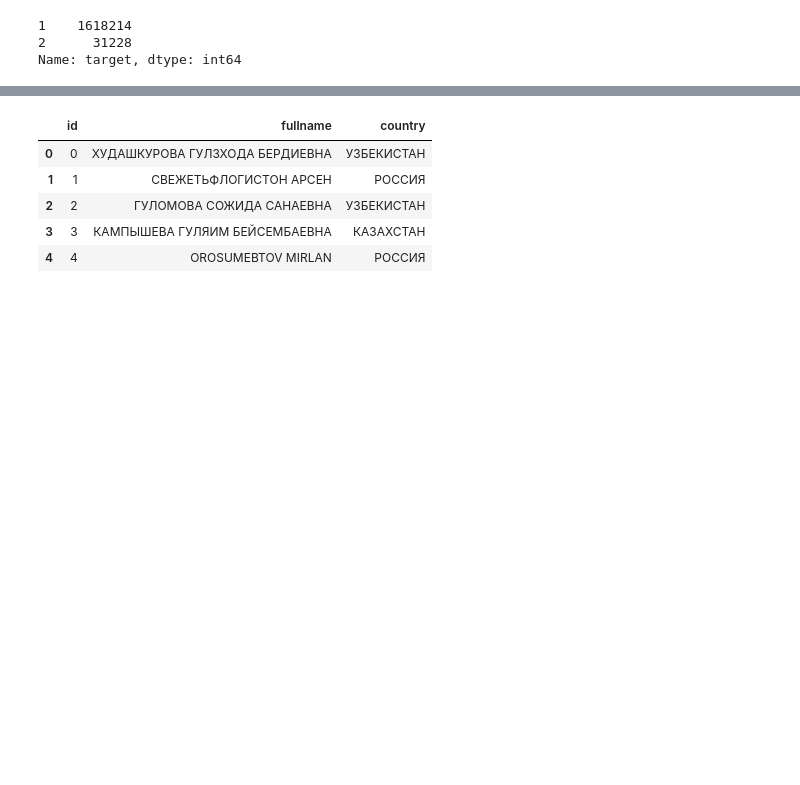
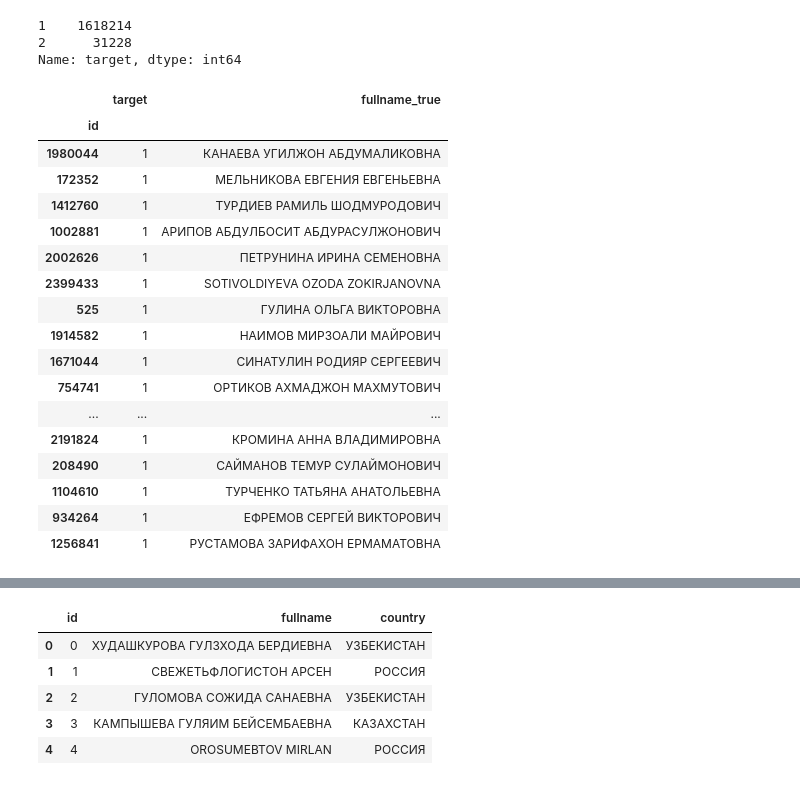
Before and after one commit to snakers4/cft-contest-2018, a Jupyter notebook: src/encoder_decoder.ipynb, the cells around one changed output, grey strips where cells are left out. Drawn from its saved outputs; the diff is of its cells as text; code cells hidden in the pictures; blank space fills up the shorter version.

```diff
--- a/src/encoder_decoder.ipynb
+++ b/src/encoder_decoder.ipynb
@@ -1499,4 +1505,26 @@ predict_df[cond].target.value_counts()
 1    1618214
 2      31228
 Name: target, dtype: int64
+# %%
+cond = (predict_df.target==1)
+predict_df[cond].sample(n=20)
+# %% [output]
+|  | target | fullname_true |
+| id |  |  |
+| 1980044 | 1 | КАНАЕВА УГИЛЖОН АБДУМАЛИКОВНА |
+| 172352 | 1 | МЕЛЬНИКОВА ЕВГЕНИЯ ЕВГЕНЬЕВНА |
+| 1412760 | 1 | ТУРДИЕВ РАМИЛЬ ШОДМУРОДОВИЧ |
+| 1002881 | 1 | АРИПОВ АБДУЛБОСИТ АБДУРАСУЛЖОНОВИЧ |
+| 2002626 | 1 | ПЕТРУНИНА ИРИНА СЕМЕНОВНА |
+| 2399433 | 1 | SOTIVOLDIYEVA OZODA ZOKIRJANOVNA |
+| 525 | 1 | ГУЛИНА ОЛЬГА ВИКТОРОВНА |
+| 1914582 | 1 | НАИМОВ МИРЗОАЛИ МАЙРОВИЧ |
+| 1671044 | 1 | СИНАТУЛИН РОДИЯР СЕРГЕЕВИЧ |
+| 754741 | 1 | ОРТИКОВ АХМАДЖОН МАХМУТОВИЧ |
+| ... | ... | ... |
+| 2191824 | 1 | КРОМИНА АННА ВЛАДИМИРОВНА |
+| 208490 | 1 | САЙМАНОВ ТЕМУР СУЛАЙМОНОВИЧ |
+| 1104610 | 1 | ТУРЧЕНКО ТАТЬЯНА АНАТОЛЬЕВНА |
+| 934264 | 1 | ЕФРЕМОВ СЕРГЕЙ ВИКТОРОВИЧ |
+| 1256841 | 1 | РУСТАМОВА ЗАРИФАХОН ЕРМАМАТОВНА |
 # %%
```
Also changed, not shown: parts of 6 cells of this notebook, 3 other files.
